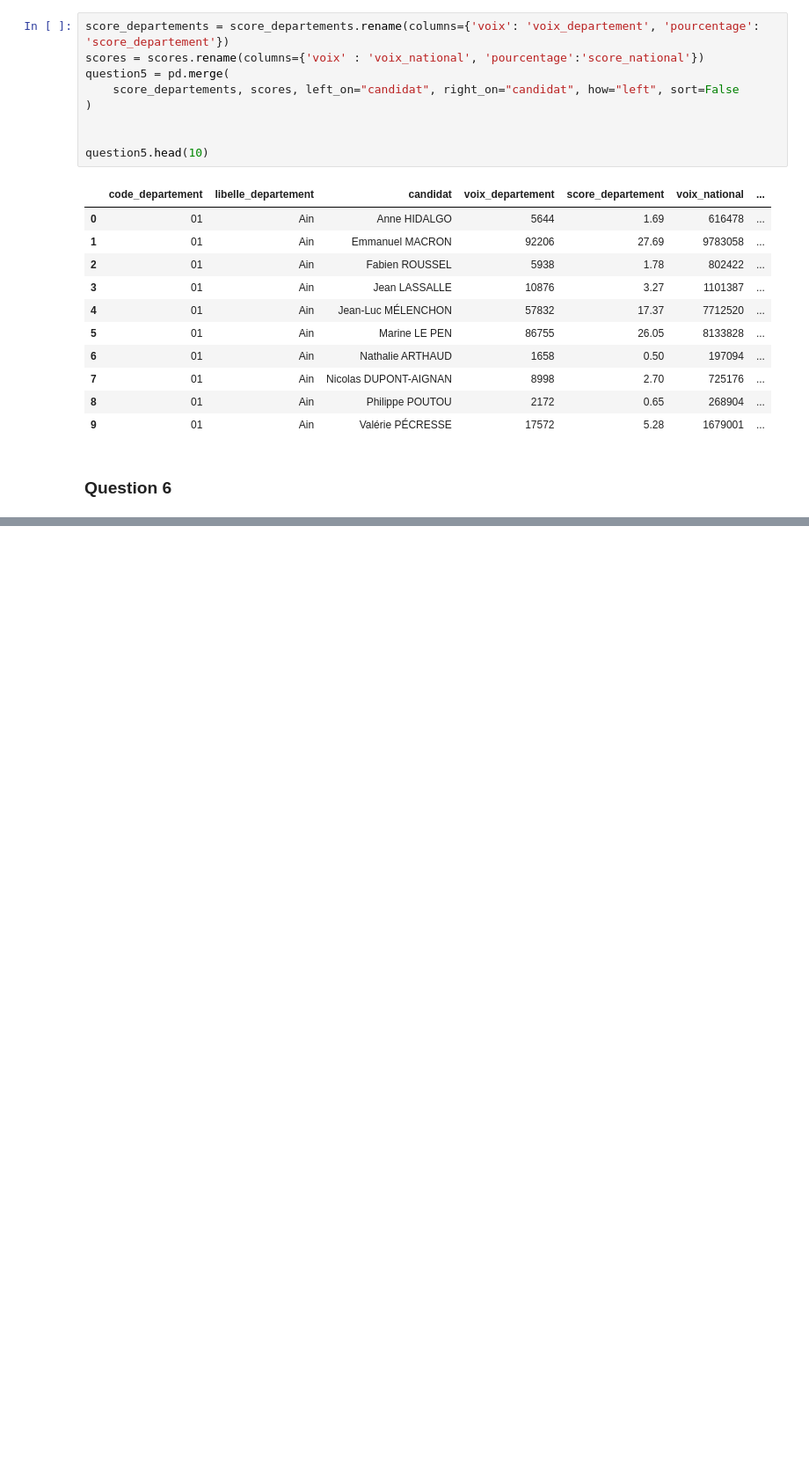
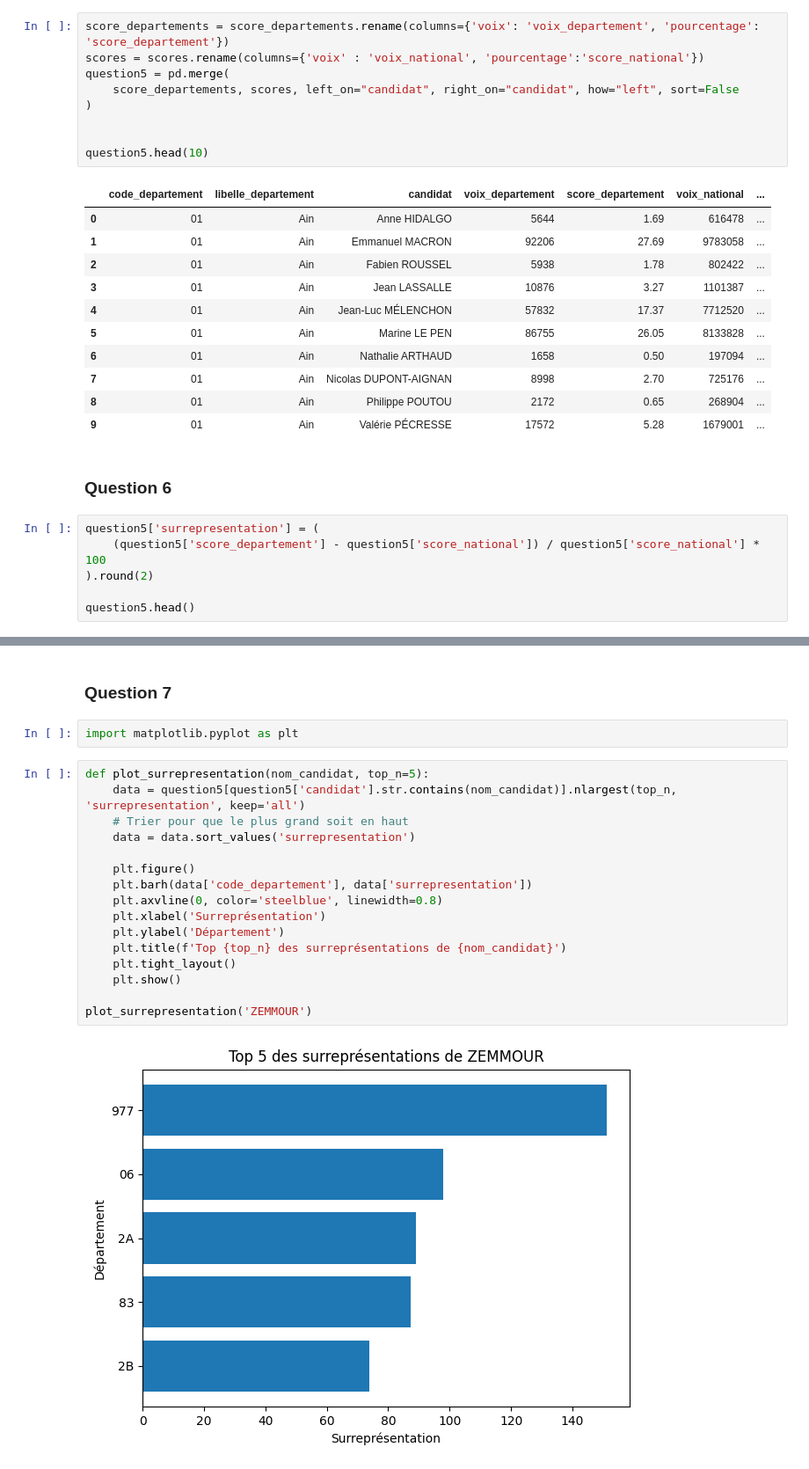
Before and after one commit to Maelysdhalluin/DM_python_pour_datasciences, a Jupyter notebook: main.ipynb, the cells around one changed output, grey strips where cells are left out. Shown at 88% size. Saved outputs shown, nothing was run; the diff lists cells and outputs as text; blank space fills up the shorter version.

Commit message:
question 6

```diff
--- a/main.ipynb
+++ b/main.ipynb
@@ -196,3 +196,9 @@ question5.head(10)
 | 9 | 01 | Ain | Valérie PÉCRESSE | 17572 | 5.28 | 1679001 | ... |
 # %% [markdown]
 ### Question 6
+# %%
+question5['surrepresentation'] = (
+    (question5['score_departement'] - question5['score_national']) / question5['score_national'] * 100
+).round(2)
+
+question5.head()
@@ -198,0 +212,22 @@ question5.head(10)
+# %% [markdown]
+### Question 7
+# %%
+import matplotlib.pyplot as plt
+# %%
+def plot_surrepresentation(nom_candidat, top_n=5):
+    data = question5[question5['candidat'].str.contains(nom_candidat)].nlargest(top_n, 'surrepresentation', keep='all')
+    # Trier pour que le plus grand soit en haut
+    data = data.sort_values('surrepresentation')
+
+    plt.figure()
+    plt.barh(data['code_departement'], data['surrepresentation'])
+    plt.axvline(0, color='steelblue', linewidth=0.8)
+    plt.xlabel('Surreprésentation')
+    plt.ylabel('Département')
+    plt.title(f'Top {top_n} des surreprésentations de {nom_candidat}')
+    plt.tight_layout()
+    plt.show()
+
+plot_surrepresentation('ZEMMOUR')
+# %% [output]
+[figure, added]
```
Also changed, not shown: parts of 3 cells of this notebook.
